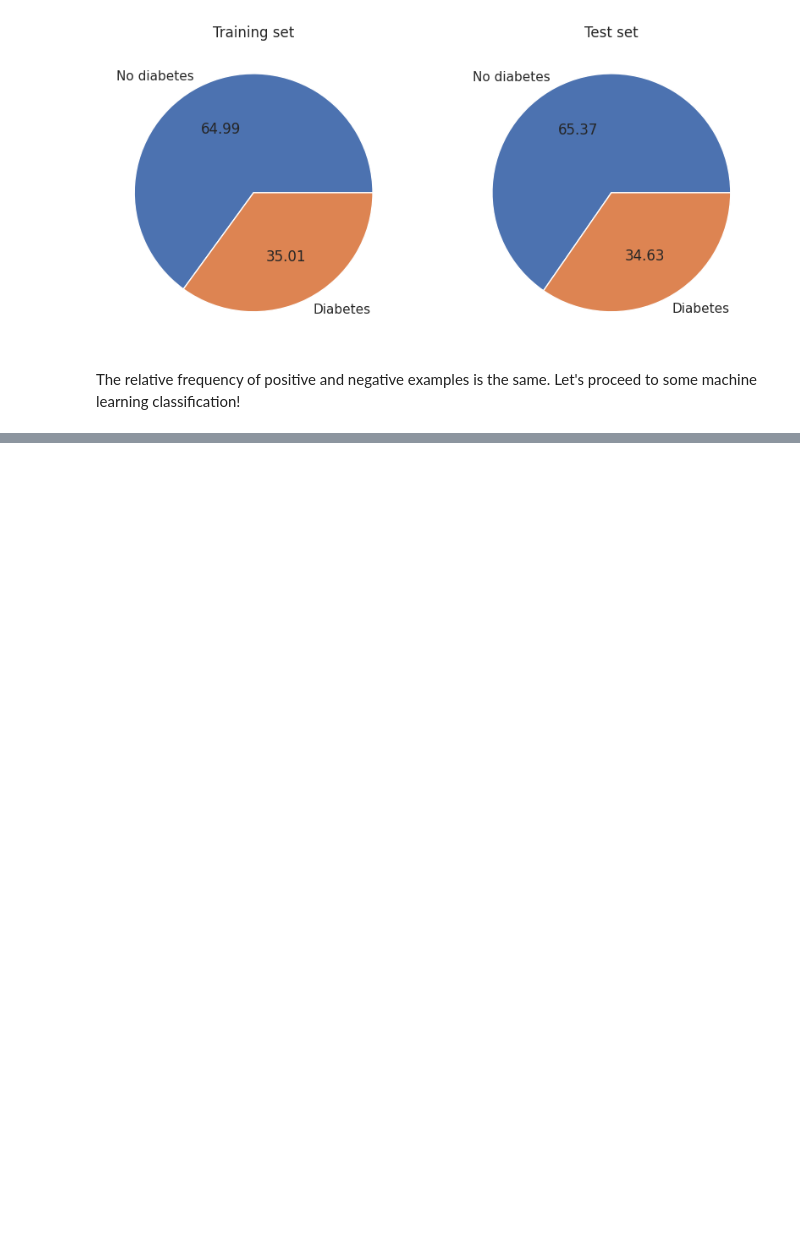
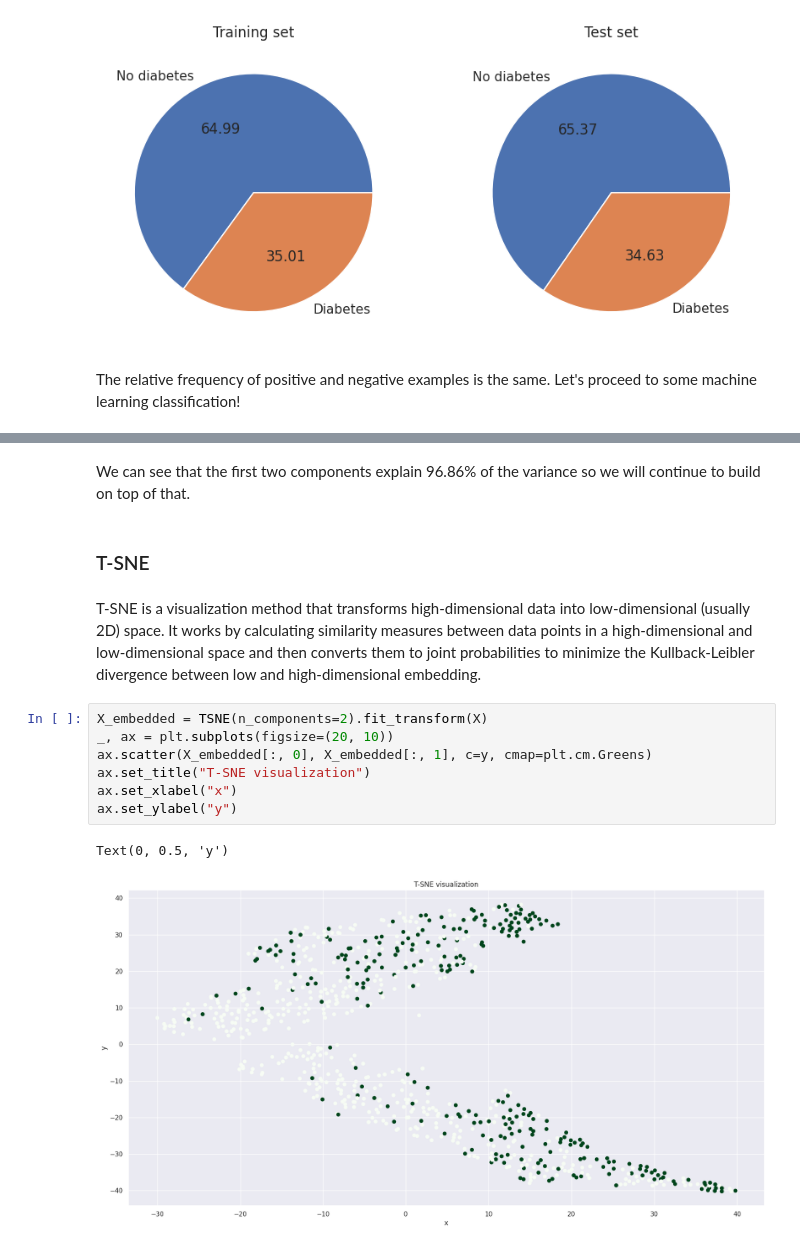
Before and after one commit to as51340/DataScienceProject, a Jupyter notebook: diabetes_classification.ipynb, the cells around one changed output, grey strips where cells are left out. Drawn from its saved outputs; the diff is of its cells as text; blank space fills up the shorter version.

```diff
--- a/diabetes_classification.ipynb
+++ b/diabetes_classification.ipynb
@@ -299,0 +377,16 @@ The relative frequency of positive and negative examples is the same. Let's proc
+# %% [markdown]
+We can see that the first two components explain 96.86% of the variance so we will continue to build on top of that.
+# %% [markdown]
+### T-SNE
+# %% [markdown]
+T-SNE is a visualization method that transforms high-dimensional data into low-dimensional (usually 2D) space. It works by calculating similarity measures between data points in a high-dimensional and low-dimensional space and then converts them to joint probabilities to minimize the Kullback-Leibler divergence between low and high-dimensional embedding.
+# %%
+X_embedded = TSNE(n_components=2).fit_transform(X)
+_, ax = plt.subplots(figsize=(20, 10))
+ax.scatter(X_embedded[:, 0], X_embedded[:, 1], c=y, cmap=plt.cm.Greens)
+ax.set_title("T-SNE visualization")
+ax.set_xlabel("x")
+ax.set_ylabel("y")
+# %% [output]
+Text(0, 0.5, 'y')
+[figure, added]
```
Also changed, not shown: parts of 52 cells of this notebook.
